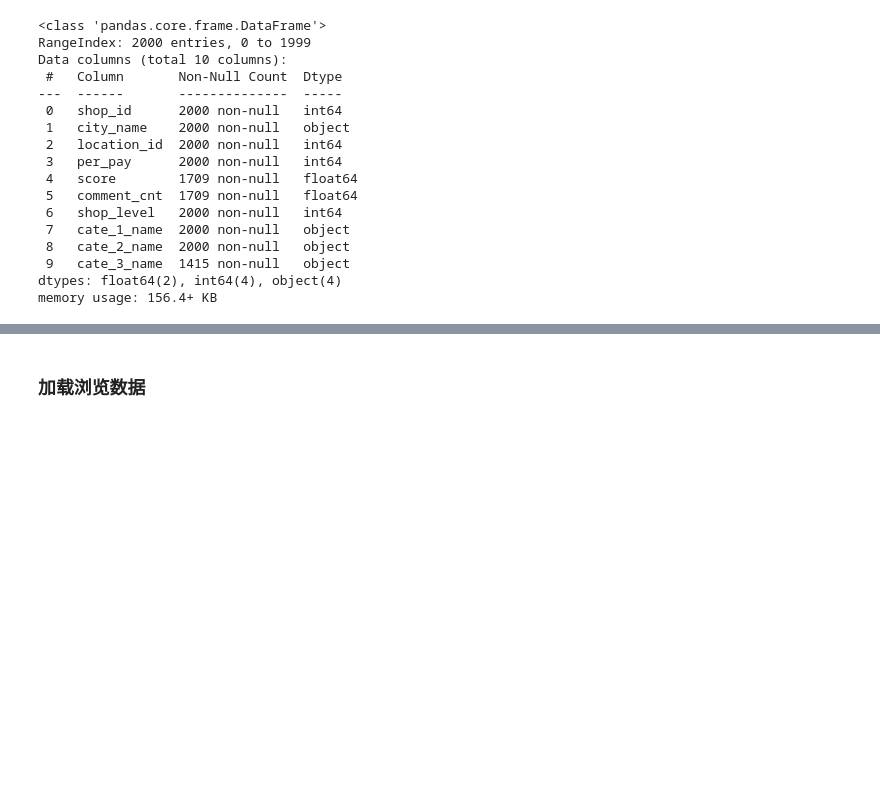
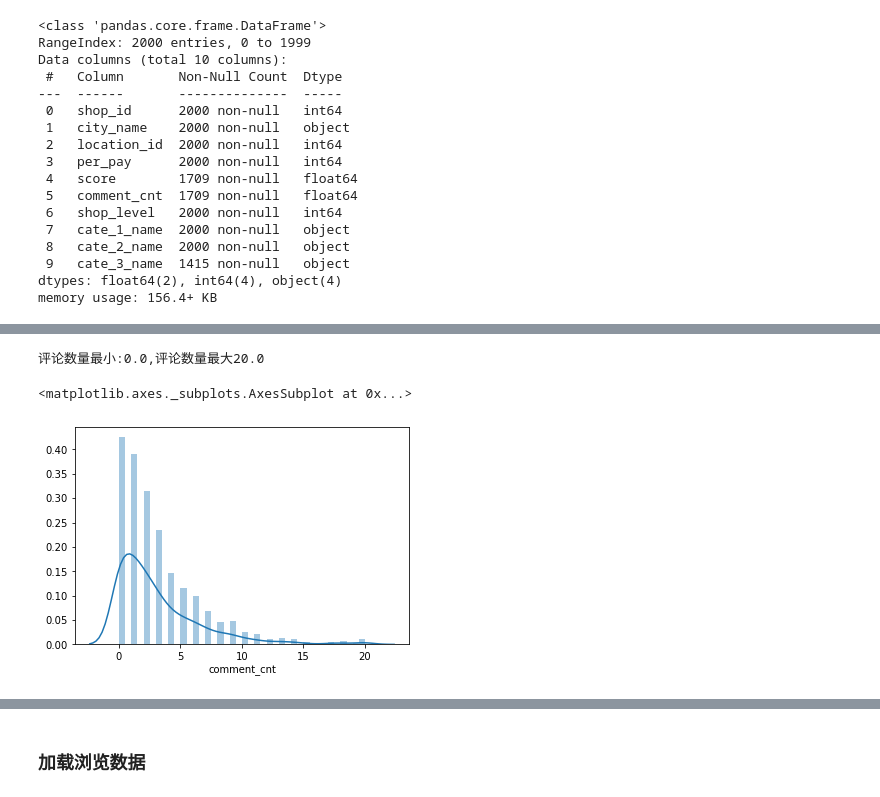
Before and after one commit to ljt270864457/koubei, a Jupyter notebook: notebook/1-EDA.ipynb, the cells around one changed output, grey strips where cells are left out. Saved outputs shown, nothing was run; the diff lists cells and outputs as text; code cells hidden in the pictures; blank space fills up the shorter version.

```diff
--- a/notebook/1-EDA.ipynb
+++ b/notebook/1-EDA.ipynb
@@ -55,0 +92,9 @@ memory usage: 156.4+ KB
+# %%
+min_perpay = df_shop['comment_cnt'].min()
+max_perpay = df_shop['comment_cnt'].max()
+print(f'评论数量最小:{min_perpay},评论数量最大{max_perpay}')
+sns.distplot(df_shop['comment_cnt'])
+# %% [output]
+评论数量最小:0.0,评论数量最大20.0
+<matplotlib.axes._subplots.AxesSubplot at 0x...>
+[figure, added]
```
Also changed, not shown: parts of 21 cells of this notebook, 7 other files.
